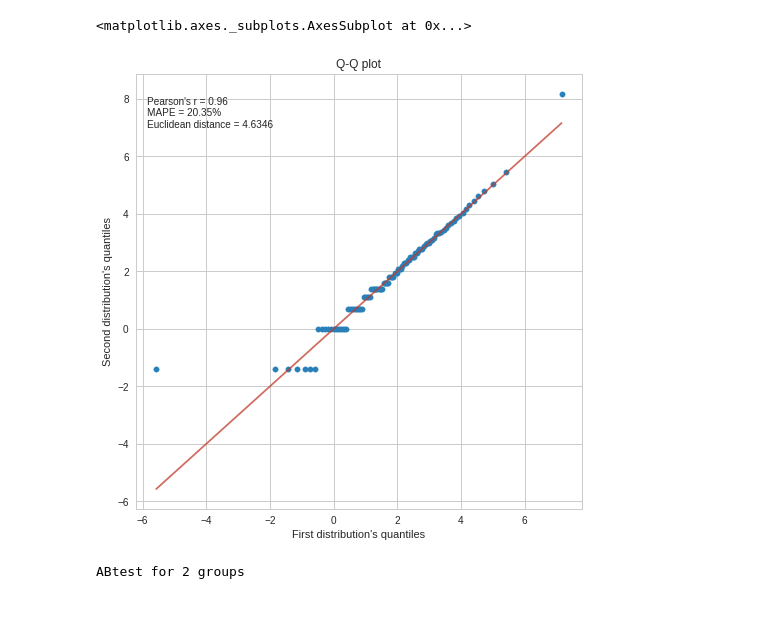
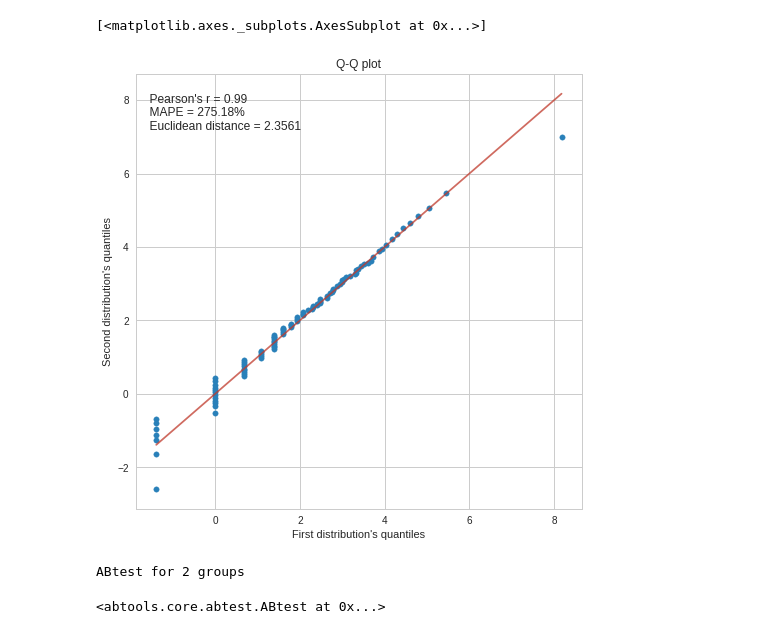
Before and after one commit to PavelMotorin/abtools, a Jupyter notebook: examples/02_bayesian_arppu_test.ipynb, the cells around one changed output. Cells and saved outputs as stored; diff of their text form; code cells hidden in the pictures.

Commit message:
Added sample ppc for lognormal

```diff
--- a/examples/02_bayesian_arppu_test.ipynb
+++ b/examples/02_bayesian_arppu_test.ipynb
@@ -14,20 +14,23 @@ sns.set_style('whitegrid')
 data = pd.read_csv('data.csv').query('revenue > 0')
 # %%
 log_data = np.log(data.revenue)
-# %%
-qqplot(sp.stats.norm(log_data.mean(), log_data.std()).rvs(10000), log_data, num_points=100)[0]
-# %% [output]
-<matplotlib.axes._subplots.AxesSubplot at 0x...>
-[figure, removed]
+# %%
+m = LognormalModel(data['revenue'])
+# %%
+qqplot(log_data, np.log(m.sample_ppc(1000)))
+# %% [output]
+[<matplotlib.axes._subplots.AxesSubplot at 0x...>]
+[figure, added]
 # %%
 a = data.query('abgroup == "control"')['revenue']
 b = data.query('abgroup == "test"')['revenue']
 # %%
 test = ABtest(LognormalModel, [a, b], 5000)
 
-test.estimate()
+test.test_all()
 # %% [output]
 ABtest for 2 groups
+<abtools.core.abtest.ABtest at 0x...>
 # %%
 test.plot()
 # %% [output]
```
Also changed, not shown: parts of 2 cells of this notebook, 5 other files.
